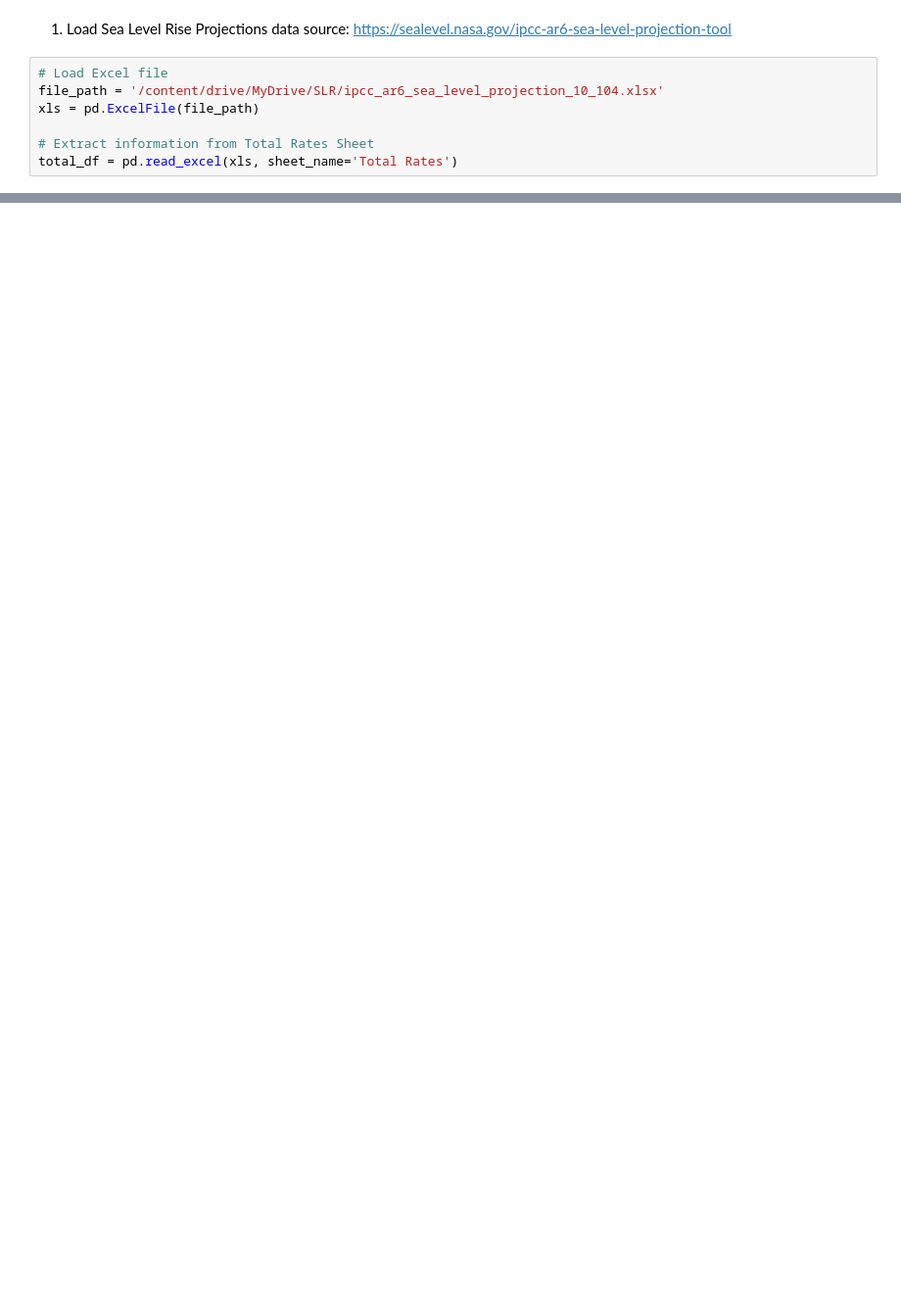
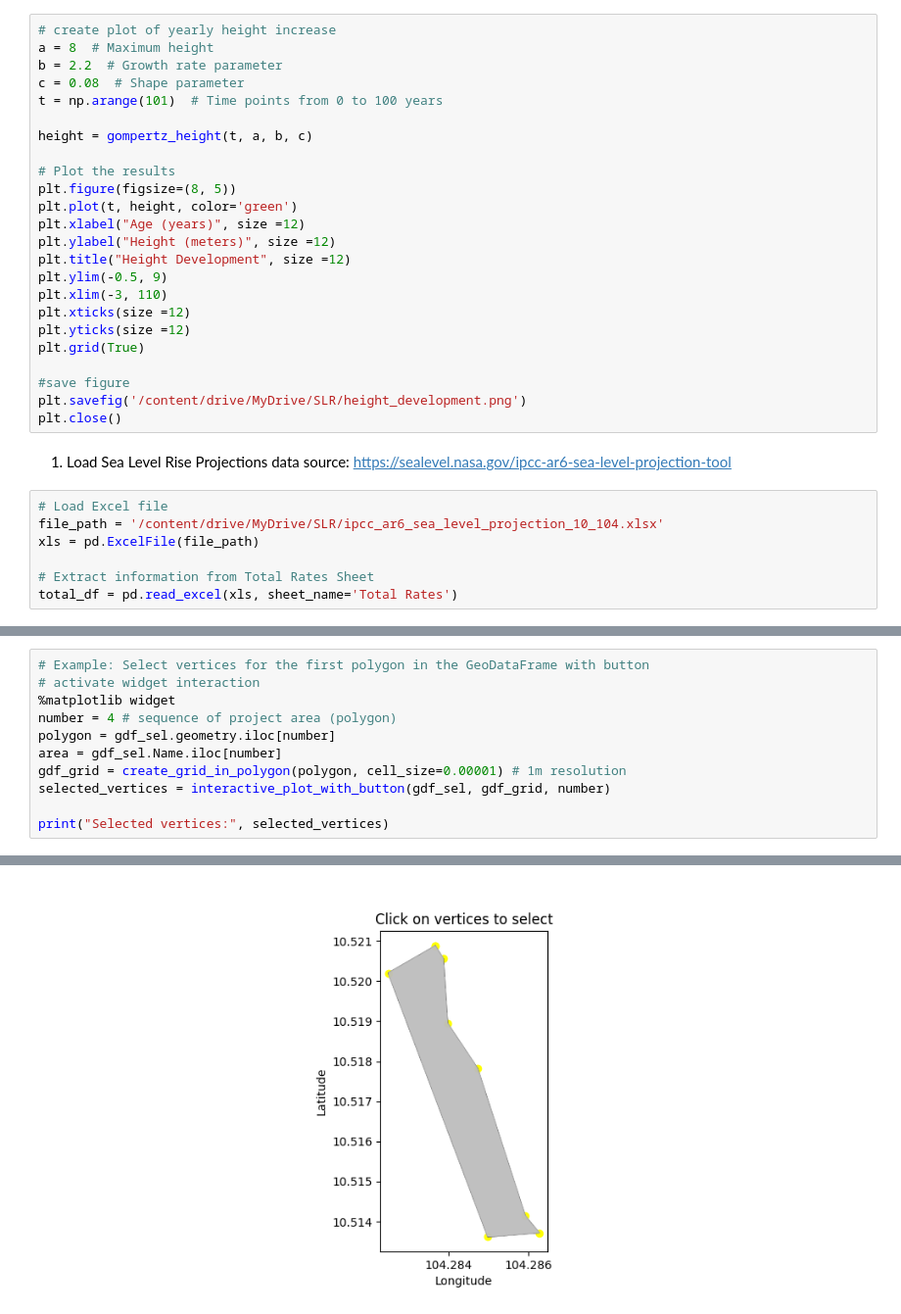
Before and after one commit to kimdonggyun/SLR, a Jupyter notebook: SLR.ipynb, the cells around one changed output, grey strips where cells are left out. Shown at 98% size. Saved outputs shown, nothing was run; the diff lists cells and outputs as text; blank space fills up the shorter version.

```diff
--- a/SLR.ipynb
+++ b/SLR.ipynb
@@ -34,3 +151,27 @@ import matplotlib.pyplot as plt
+# %%
+# create plot of yearly height increase
+a = 8  # Maximum height
+b = 2.2  # Growth rate parameter
+c = 0.08  # Shape parameter
+t = np.arange(101)  # Time points from 0 to 100 years
+
+height = gompertz_height(t, a, b, c)
+
+# Plot the results
+plt.figure(figsize=(8, 5))
+plt.plot(t, height, color='green')
+plt.xlabel("Age (years)", size =12)
+plt.ylabel("Height (meters)", size =12)
+plt.title("Height Development", size =12)
+plt.ylim(-0.5, 9)
+plt.xlim(-3, 110)
+plt.xticks(size =12)
+plt.yticks(size =12)
+plt.grid(True)
+
+#save figure
+plt.savefig('/content/drive/MyDrive/SLR/height_development.png')
+plt.close()
 # %% [markdown]
 1. Load Sea Level Rise Projections
 data source: https://sealevel.nasa.gov/ipcc-ar6-sea-level-projection-tool
@@ -71,0 +323,12 @@ with rasterio.open(dem_file_path) as dem_dataset:
+# %%
+# Example: Select vertices for the first polygon in the GeoDataFrame with button
+# activate widget interaction
+%matplotlib widget
+number = 4 # sequence of project area (polygon)
+polygon = gdf_sel.geometry.iloc[number]
+area = gdf_sel.Name.iloc[number]
+gdf_grid = create_grid_in_polygon(polygon, cell_size=0.00001) # 1m resolution
+selected_vertices = interactive_plot_with_button(gdf_sel, gdf_grid, number)
+
+print("Selected vertices:", selected_vertices)
+# %% [output]
@@ -71,0 +337 @@ with rasterio.open(dem_file_path) as dem_dataset:
+[figure, added]
```
Also changed, not shown: parts of 20 cells of this notebook.
